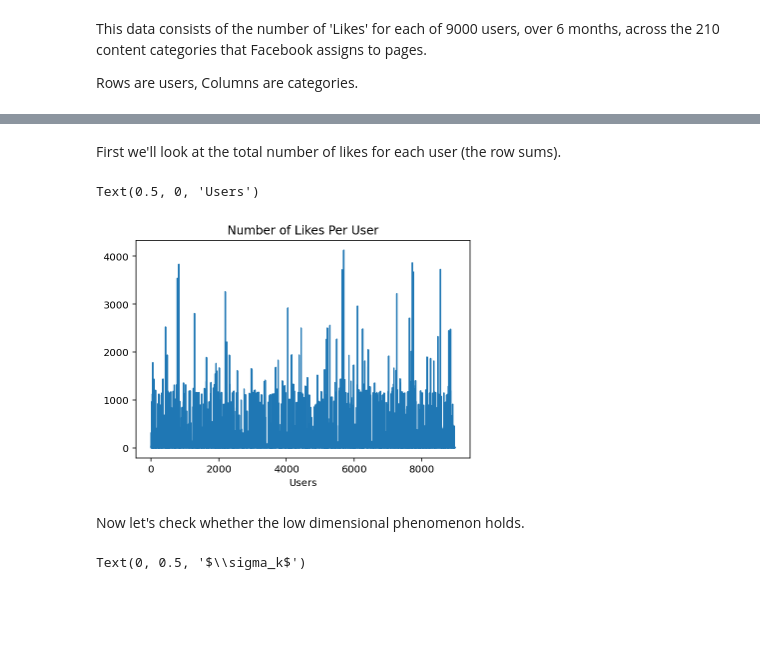
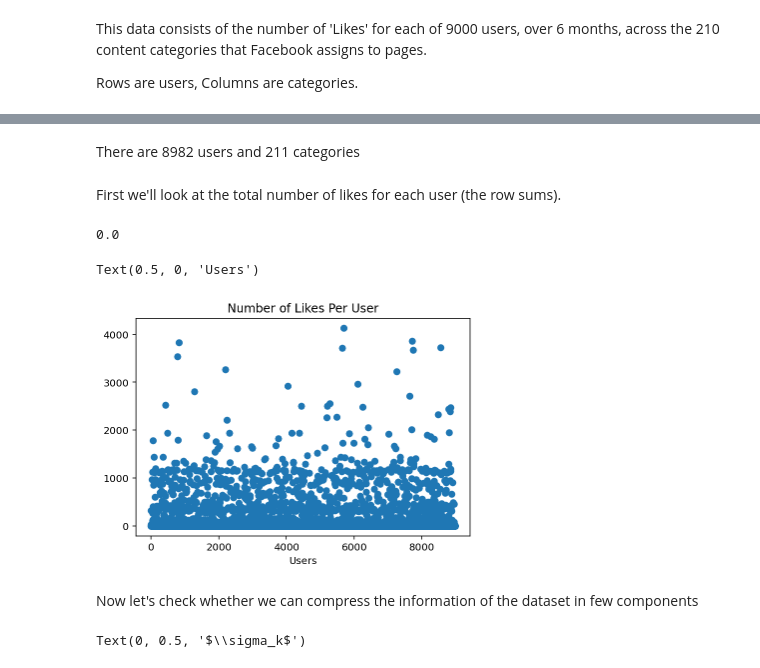
Before and after one commit to andreaaraldo/mining-low-dim-network-data, a Jupyter notebook: BarcelonaCourse.ipynb, the cells around one changed output, grey strips where cells are left out. Cells and saved outputs as stored; diff of their text form; code cells hidden in the pictures; blank space fills up the shorter version.

Commit message:
facebook spatial

```diff
--- a/BarcelonaCourse.ipynb
+++ b/BarcelonaCourse.ipynb
@@ -351,15 +364,21 @@ Rows are users, Columns are categories.
+# %% [markdown]
+There are 8982 users and 211 categories
 # %% [markdown]
 First we'll look at the total number of likes for each user (the row sums).
+# %%
+data[8000,50]
+# %% [output]
+0.0
 # %%
-data = np.loadtxt('data/social/data/spatial_data.txt')
-FBSpatial = data[:,1:]
-FBSnorm = np.linalg.norm(FBSpatial,axis=1,ord=1)
-plt.plot(FBSnorm)
+FBSnorm = np.linalg.norm(data,axis=1,ord=1)
+
+### Plot
+plt.plot(FBSnorm,'o')
 plt.title('Number of Likes Per User')
 plt.xlabel('Users')
 # %% [output]
 Text(0.5, 0, 'Users')
-[figure, old version]
+[figure, new version]
 # %% [markdown]
-Now let's check whether the low dimensional phenomenon holds.
+Now let's check whether we can compress the information of the dataset in few components
 # %%
```
Also changed, not shown: parts of 5 cells of this notebook.
